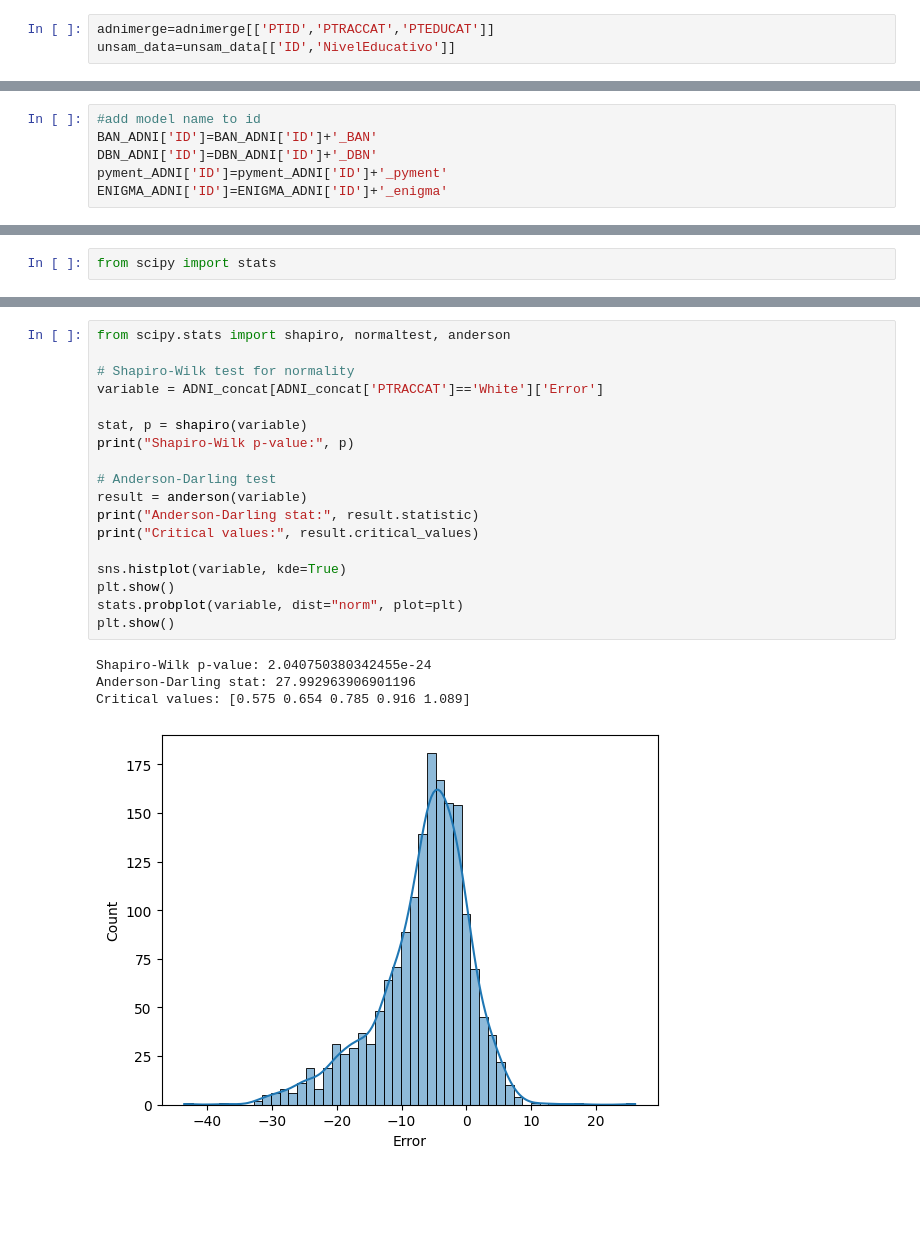
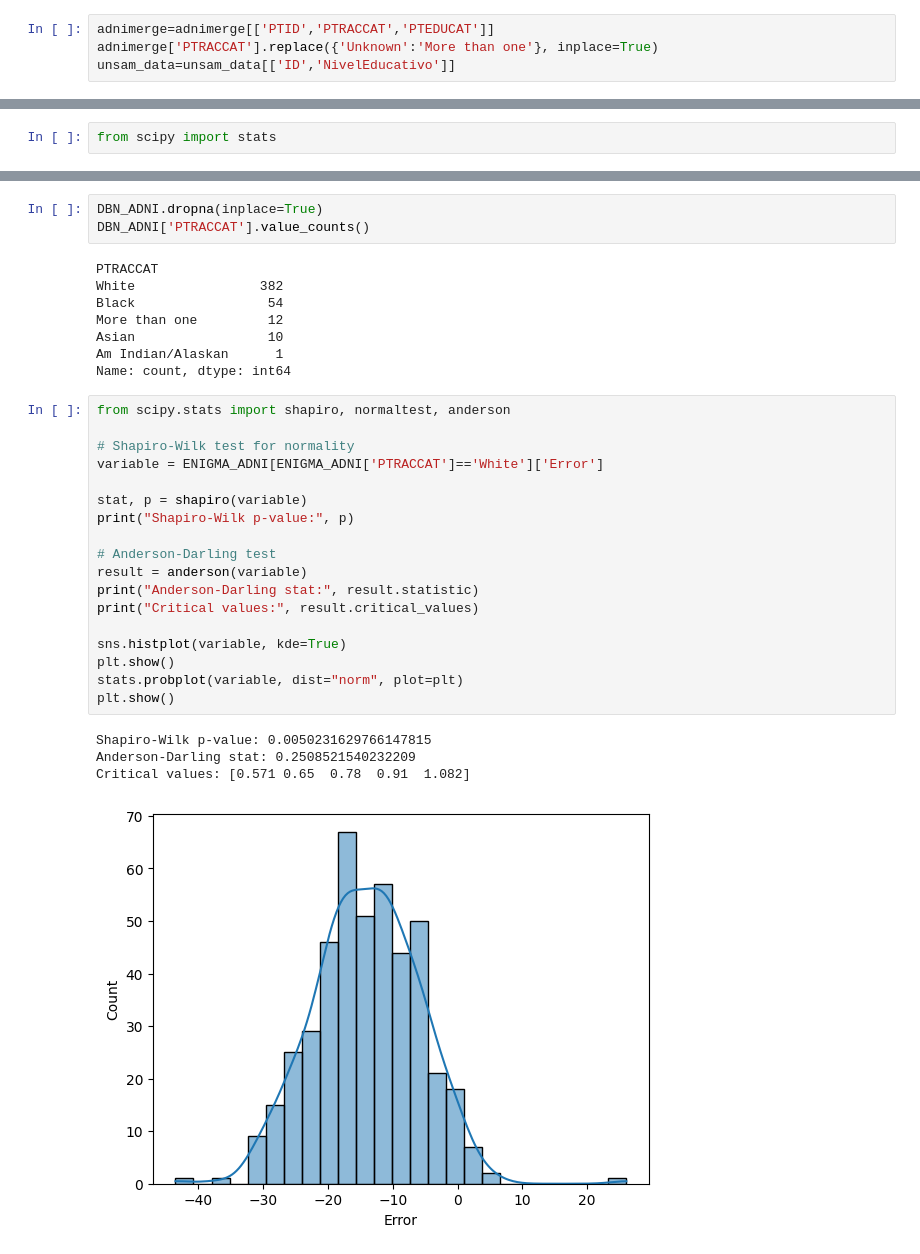
Before and after one commit to mabelzunce/brainage-models-benchmark, a Jupyter notebook: results/Ethnicity_analysis.ipynb, the cells around one changed output, grey strips where cells are left out. Cells and saved outputs as stored; diff of their text form; blank space fills up the shorter version.

```diff
--- a/results/Ethnicity_analysis.ipynb
+++ b/results/Ethnicity_analysis.ipynb
@@ -15,4 +20,5 @@ ENIGMA_ADNI=pd.read_csv('../results/ENIGMA/ENIGMA_ADNI.csv')
 Columns (19,20,21,50,51,104,105,106) have mixed types. Specify dtype option on import or set low_memory=False.
 # %%
 adnimerge=adnimerge[['PTID','PTRACCAT','PTEDUCAT']]
+adnimerge['PTRACCAT'].replace({'Unknown':'More than one'}, inplace=True)
 unsam_data=unsam_data[['ID','NivelEducativo']]
@@ -38,12 +49,6 @@ pyment_ADNI.drop_duplicates(subset=['ID'], keep='first', inplace=True,ignore_ind
 DBN_ADNI.drop_duplicates(subset=['ID'], keep='first', inplace=True,ignore_index=True)
 ENIGMA_ADNI.drop_duplicates(subset=['ID'], keep='first', inplace=True,ignore_index=True)
 BAN_ADNI.drop_duplicates(subset=['ID'], keep='first', inplace=True,ignore_index=True)
-# %%
-#add model name to id
-BAN_ADNI['ID']=BAN_ADNI['ID']+'_BAN'
-DBN_ADNI['ID']=DBN_ADNI['ID']+'_DBN'
-pyment_ADNI['ID']=pyment_ADNI['ID']+'_pyment'
-ENIGMA_ADNI['ID']=ENIGMA_ADNI['ID']+'_enigma'
 # %%
 #prepare dataframes for concatenation
 BAN_ADNI=BAN_ADNI[['ID','Age','Error','Absolute_Error','PTRACCAT','PTEDUCAT']]
@@ -176,23 +251,34 @@ ADNI_concat:
+# %%
+DBN_ADNI.dropna(inplace=True)
+DBN_ADNI['PTRACCAT'].value_counts()
+# %% [output]
+PTRACCAT
+White                382
+Black                 54
+More than one         12
+Asian                 10
+Am Indian/Alaskan      1
+Name: count, dtype: int64
 # %%
 from scipy.stats import shapiro, normaltest, anderson
 
 # Shapiro-Wilk test for normality
-variable = ADNI_concat[ADNI_concat['PTRACCAT']=='White']['Error']
+variable = ENIGMA_ADNI[ENIGMA_ADNI['PTRACCAT']=='White']['Error']
 
 stat, p = shapiro(variable)
 print("Shapiro-Wilk p-value:", p)
 
 # Anderson-Darling test
 result = anderson(variable)
 print("Anderson-Darling stat:", result.statistic)
 print("Critical values:", result.critical_values)
 
 sns.histplot(variable, kde=True)
 plt.show()
 stats.probplot(variable, dist="norm", plot=plt)
 plt.show()
 # %% [output]
-Shapiro-Wilk p-value: 2.040750380342455e-24
-Anderson-Darling stat: 27.992963906901196
-Critical values: [0.575 0.654 0.785 0.916 1.089]
+Shapiro-Wilk p-value: 0.0050231629766147815
+Anderson-Darling stat: 0.2508521540232209
+Critical values: [0.571 0.65  0.78  0.91  1.082]
-[figure, old version]
+[figure, new version]
```
Also changed, not shown: parts of 21 cells of this notebook, 4 other files.
